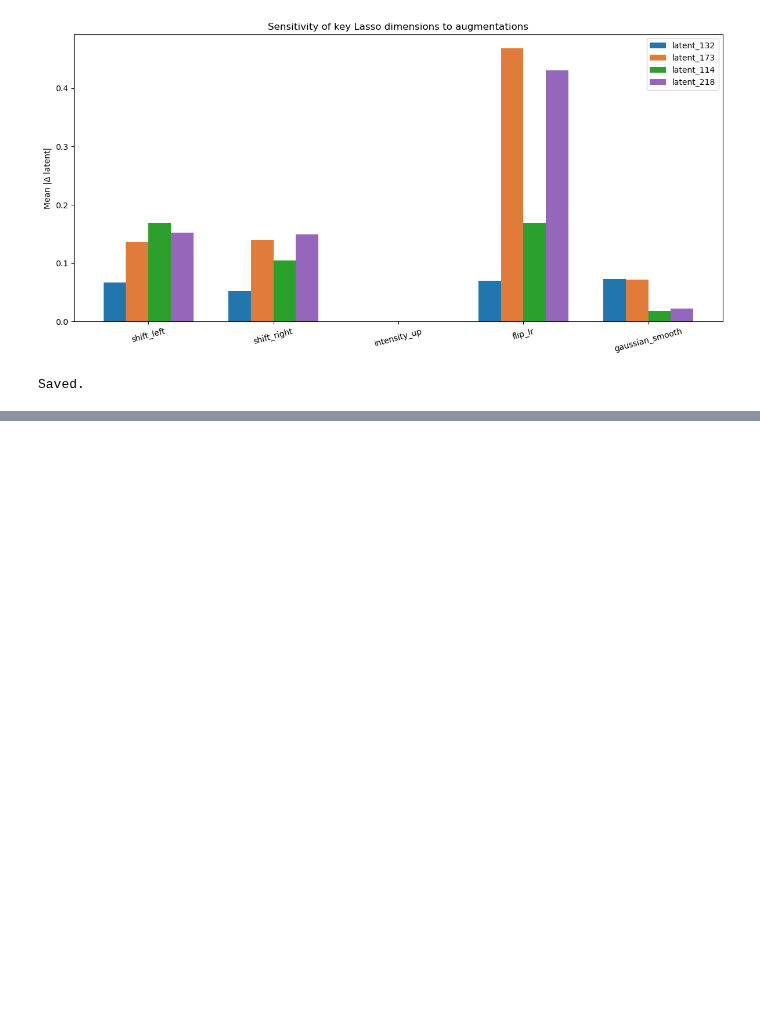
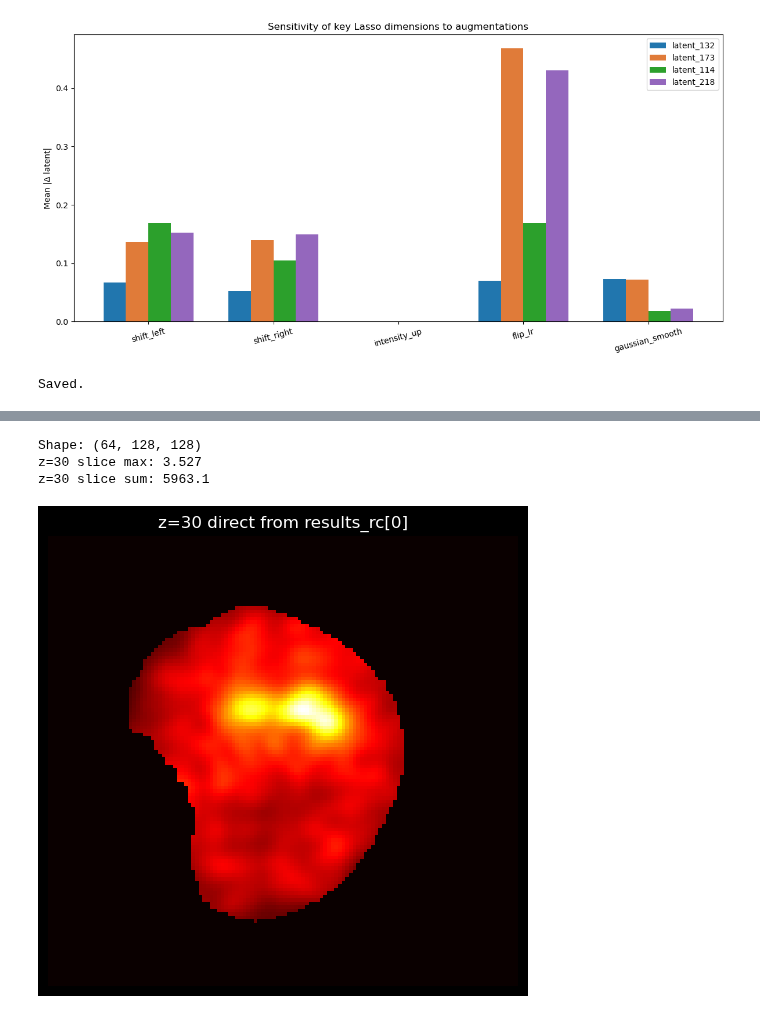
Before and after one commit to natnael1193/Unsupervised-Parkisnson-Imaging-Analysis, a Jupyter notebook: notebooks/pipeline/5_8_augmentation_experiment.ipynb, the cells around one changed output, grey strips where cells are left out. Saved outputs shown, nothing was run; the diff lists cells and outputs as text; code cells hidden in the pictures; blank space fills up the shorter version.

```diff
--- a/notebooks/pipeline/5_8_augmentation_experiment.ipynb
+++ b/notebooks/pipeline/5_8_augmentation_experiment.ipynb
@@ -131,14 +131,20 @@ class VAEWrapper(nn.Module):
         self.model = model
 
     def encode(self, x):
-        """Returns mu — deterministic 256-dim latent vector."""
-        mu, log_var = self.model.encoder(x)
-        return mu
+        out = self.model.encoder(x)
+        mu = out[0] if isinstance(out, (tuple, list)) else out
+        return mu  # shape (1, 256)
+
+    def decode(self, z):
+        # conv_transpose3d needs (B, C, D, H, W) — reshape flat latent to (B, 256, 1, 1, 1)
+        if z.dim() == 2:
+            z = z.unsqueeze(-1).unsqueeze(-1).unsqueeze(-1)  # → (1, 256, 1, 1, 1)
+        return self.model.decoder(z)
 
     def forward(self, x):
-        mu, log_var = self.model.encoder(x)
-        recon = self.model.decoder(mu)
-        return recon, mu, log_var
+        mu = self.encode(x)
+        recon = self.decode(mu)
+        return recon, mu
 # %%
 import sys
 sys.path.append('../../models')
@@ -569,0 +699,23 @@ Saved.
+# %%
+vol = results_rc[0]['orig']
+print(f"Shape: {vol.shape}")          # should be (64, 128, 128)
+print(f"z=30 slice max: {vol[30].max():.3f}")
+print(f"z=30 slice sum: {vol[30].sum():.1f}")
+
+# Quick inline plot of just z=30
+fig, ax = plt.subplots(1, 1, figsize=(5, 5), facecolor='black')
+ax.imshow(vol[30], cmap='hot', aspect='auto')
+ax.set_title(f'z=30 direct from results_rc[0]', color='white')
+ax.axis('off')
+plt.tight_layout()
+with open('/tmp/test_slice.png', 'wb') as f:
+    plt.savefig(f, dpi=100, bbox_inches='tight', facecolor='black')
+plt.close()
+from IPython.display import Image, display
+with open('/tmp/test_slice.png', 'rb') as f:
+    display(Image(data=f.read()))
+# %% [output]
+Shape: (64, 128, 128)
+z=30 slice max: 3.527
+z=30 slice sum: 5963.1
+[figure, added]
```
Also changed, not shown: parts of 9 cells of this notebook, 6 other files.
